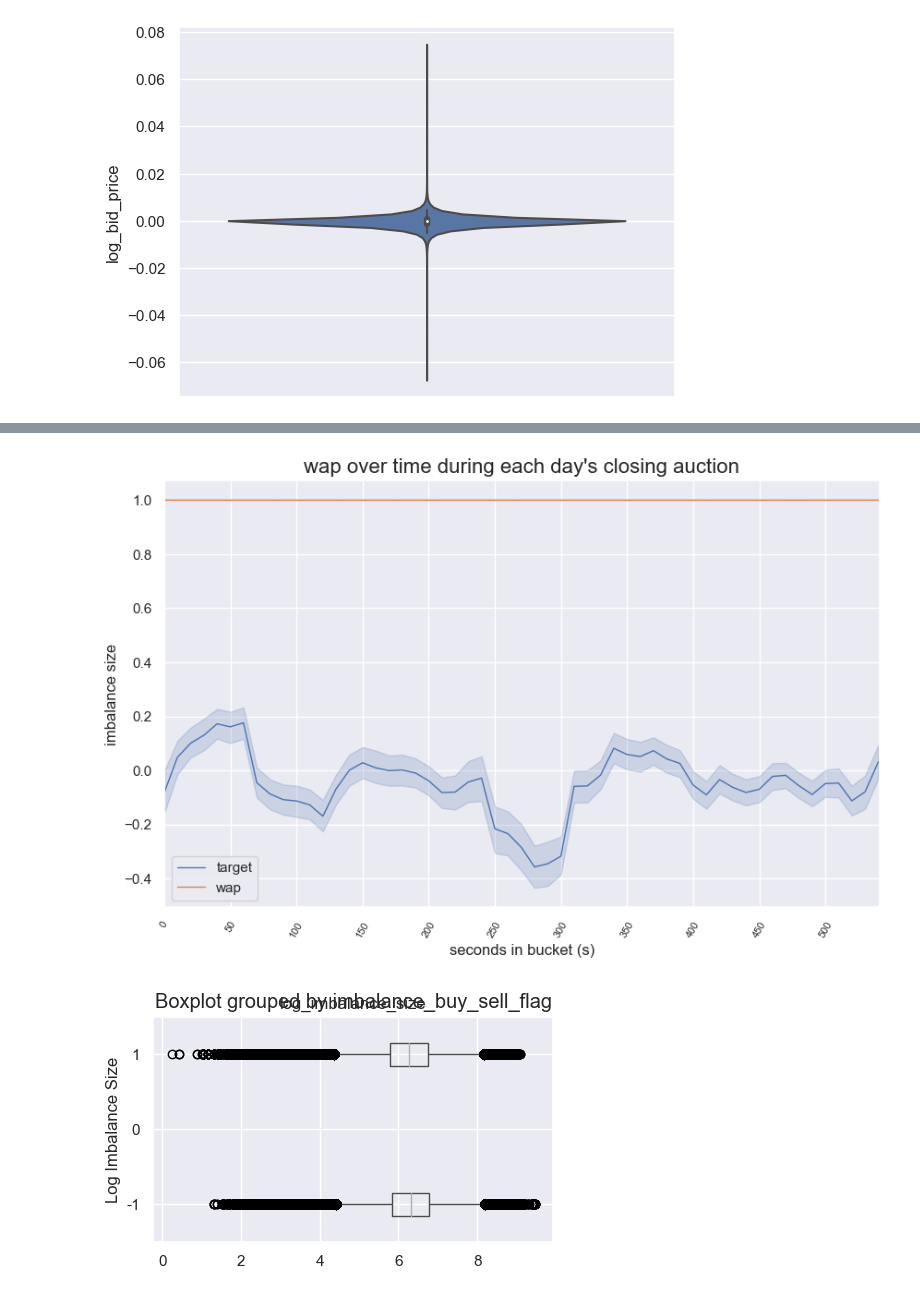
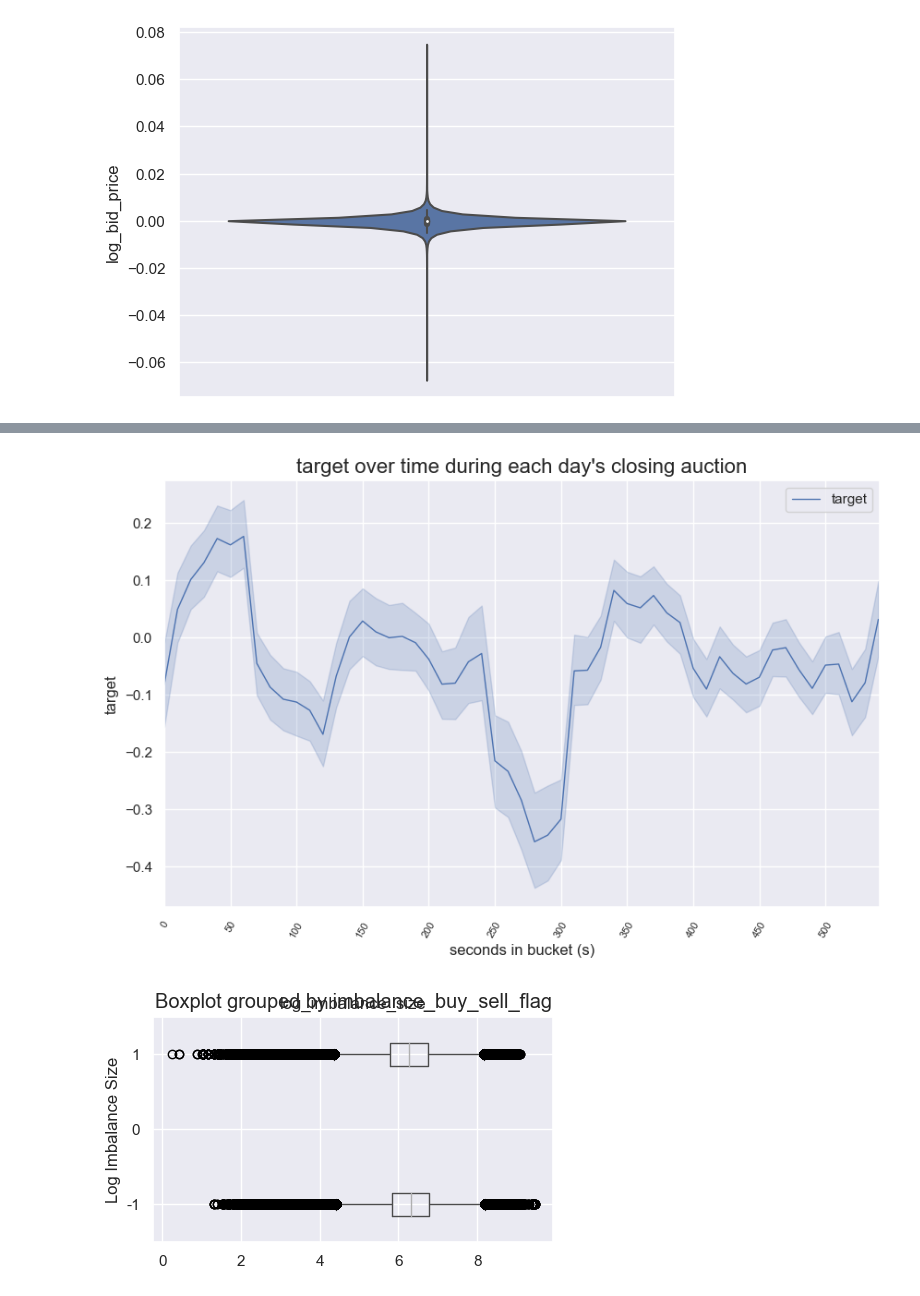
Before and after one commit to kzhangaz/DATA1030---Predict-US-stocks-closing-movements, a Jupyter notebook: EDA_draft.ipynb, the cells around one changed output, grey strips where cells are left out. Drawn from its saved outputs; the diff is of its cells as text; code cells hidden in the pictures.

```diff
--- a/EDA_draft.ipynb
+++ b/EDA_draft.ipynb
@@ -492,16 +450,15 @@ plt.show()
 # %%
 plt.figure(figsize=(10, 6))
 
 sns.lineplot(data=df, x='seconds_in_bucket', y='target',lw=1,label='target')
-sns.lineplot(data=df, x='seconds_in_bucket', y='wap',lw=1,label='wap')
-plt.title('wap over time during each day\'s closing auction', fontsize=16)
+plt.title('target over time during each day\'s closing auction', fontsize=16)
 plt.xlim(0,541)
 plt.xticks(np.arange(0, 541, 50),rotation=60, fontsize=8)
 plt.xlabel('seconds in bucket (s)', fontsize=12)
-plt.ylabel('imbalance size', fontsize=12)
+plt.ylabel('target', fontsize=12)
 plt.show()
 # %% [output]
-[figure, old version]
+[figure, new version]
 # %%
 # Transform 'imbalance_size' into log scale
 df['log_imbalance_size'] = np.log10(df['imbalance_size'])
```
Also changed, not shown: parts of 24 cells of this notebook.
